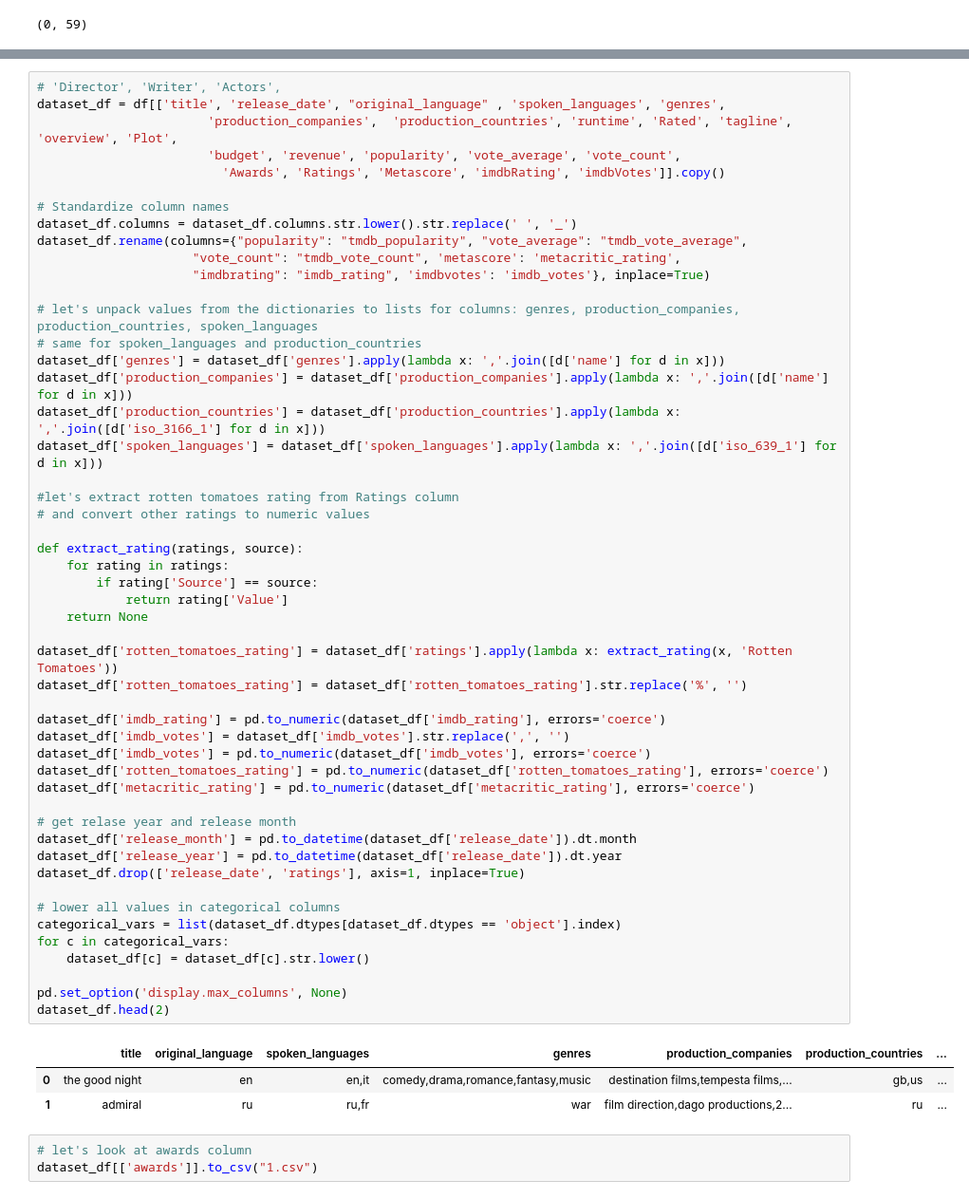
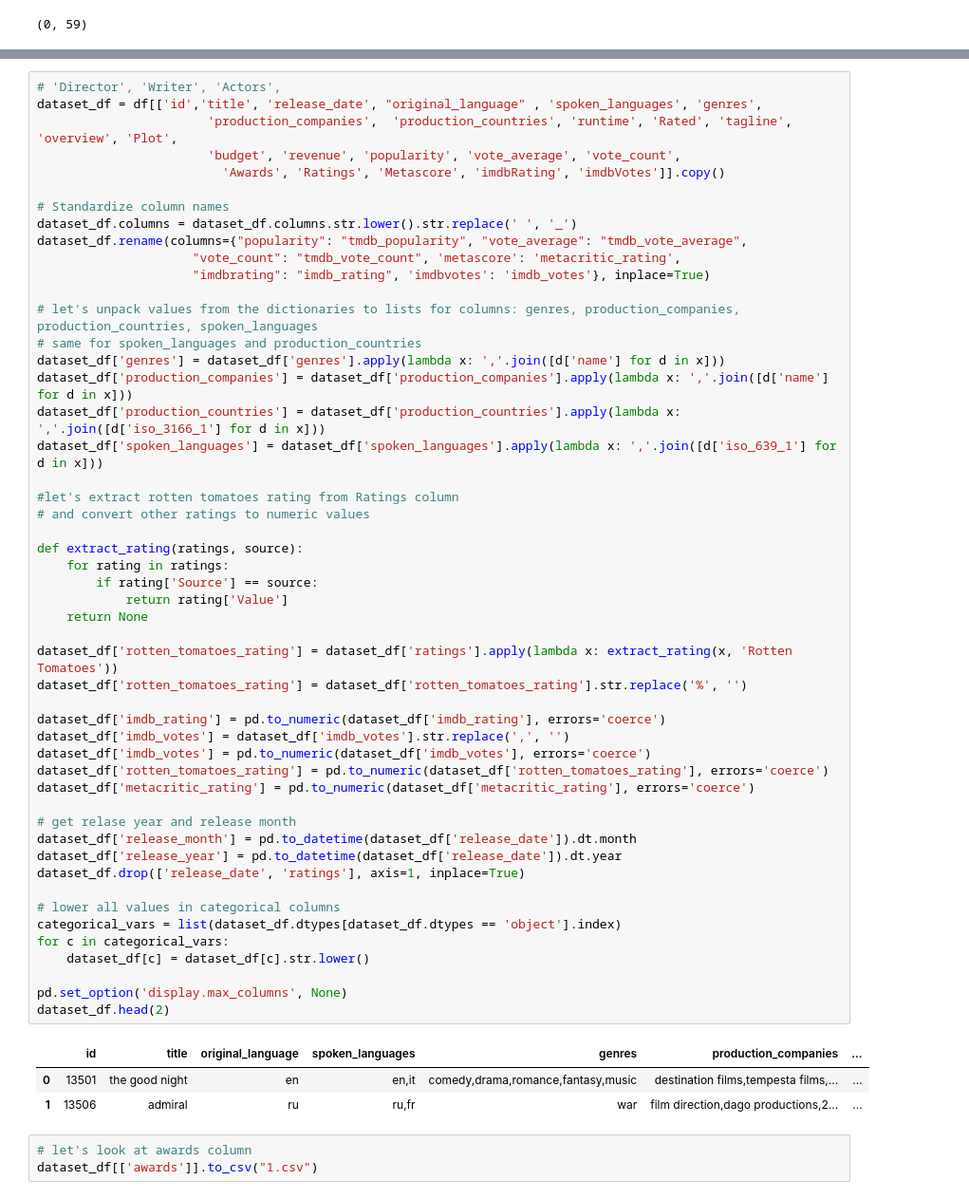
Before and after one commit to olgazju/ml_camp_2023, a Jupyter notebook: midterm project/notebooks/1-EDA.ipynb, the cells around one changed output, grey strips where cells are left out. Shown at 95% size. Saved outputs shown, nothing was run; the diff lists cells and outputs as text.

```diff
--- a/midterm project/notebooks/1-EDA.ipynb
+++ b/midterm project/notebooks/1-EDA.ipynb
@@ -238,7 +229,7 @@ Let's summaries our findings on columns
 | Awards |  | Yes | - |
 # %%
 # 'Director', 'Writer', 'Actors',
-dataset_df = df[['title', 'release_date', "original_language" , 'spoken_languages', 'genres',
+dataset_df = df[['id','title', 'release_date', "original_language" , 'spoken_languages', 'genres',
                        'production_companies',  'production_countries', 'runtime', 'Rated', 'tagline', 'overview', 'Plot',
                        'budget', 'revenue', 'popularity', 'vote_average', 'vote_count',
                          'Awards', 'Ratings', 'Metascore', 'imdbRating', 'imdbVotes']].copy()
@@ -260,36 +251,36 @@ dataset_df['spoken_languages'] = dataset_df['spoken_languages'].apply(lambda x:
 # and convert other ratings to numeric values
 
 def extract_rating(ratings, source):
     for rating in ratings:
         if rating['Source'] == source:
             return rating['Value']
     return None
 
 dataset_df['rotten_tomatoes_rating'] = dataset_df['ratings'].apply(lambda x: extract_rating(x, 'Rotten Tomatoes'))
 dataset_df['rotten_tomatoes_rating'] = dataset_df['rotten_tomatoes_rating'].str.replace('%', '')
 
 dataset_df['imdb_rating'] = pd.to_numeric(dataset_df['imdb_rating'], errors='coerce')
 dataset_df['imdb_votes'] = dataset_df['imdb_votes'].str.replace(',', '')
 dataset_df['imdb_votes'] = pd.to_numeric(dataset_df['imdb_votes'], errors='coerce')
 dataset_df['rotten_tomatoes_rating'] = pd.to_numeric(dataset_df['rotten_tomatoes_rating'], errors='coerce')
 dataset_df['metacritic_rating'] = pd.to_numeric(dataset_df['metacritic_rating'], errors='coerce')
 
 # get relase year and release month
 dataset_df['release_month'] = pd.to_datetime(dataset_df['release_date']).dt.month
 dataset_df['release_year'] = pd.to_datetime(dataset_df['release_date']).dt.year
 dataset_df.drop(['release_date', 'ratings'], axis=1, inplace=True)
 
 # lower all values in categorical columns
 categorical_vars = list(dataset_df.dtypes[dataset_df.dtypes == 'object'].index)
 for c in categorical_vars:
     dataset_df[c] = dataset_df[c].str.lower()
 
 pd.set_option('display.max_columns', None)
 dataset_df.head(2)
 # %% [output]
-|  | title | original_language | spoken_languages | genres | production_companies | production_countries | ... |
-| 0 | the good night | en | en,it | comedy,drama,romance,fantasy,music | destination films,tempesta films,... | gb,us | ... |
-| 1 | admiral | ru | ru,fr | war | film direction,dago productions,2... | ru | ... |
+|  | id | title | original_language | spoken_languages | genres | production_companies | ... |
+| 0 | 13501 | the good night | en | en,it | comedy,drama,romance,fantasy,music | destination films,tempesta films,... | ... |
+| 1 | 13506 | admiral | ru | ru,fr | war | film direction,dago productions,2... | ... |
 # %%
 # let's look at awards column
 dataset_df[['awards']].to_csv("1.csv")
```
Also changed, not shown: parts of 48 cells of this notebook, 5 other files.
